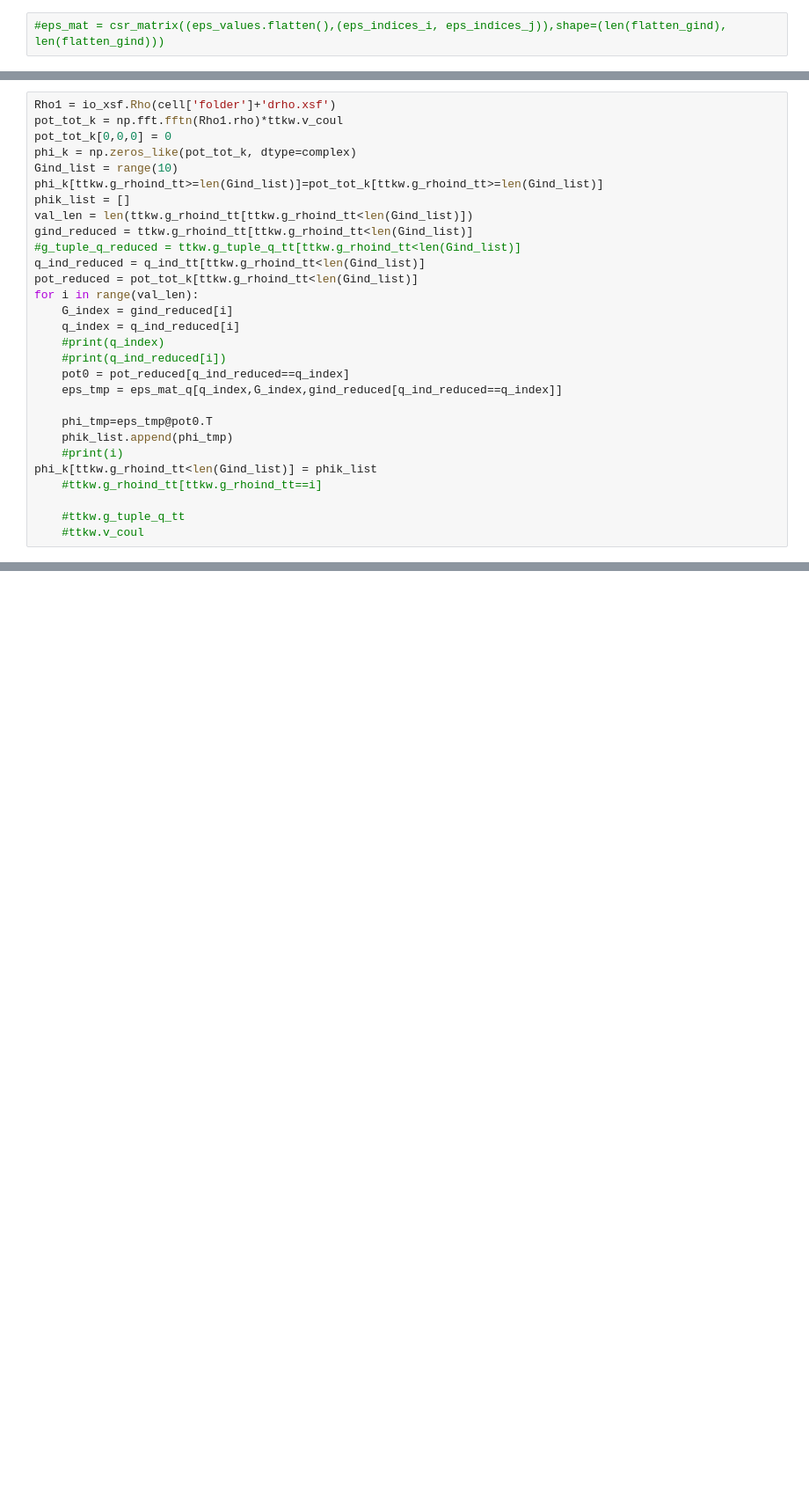
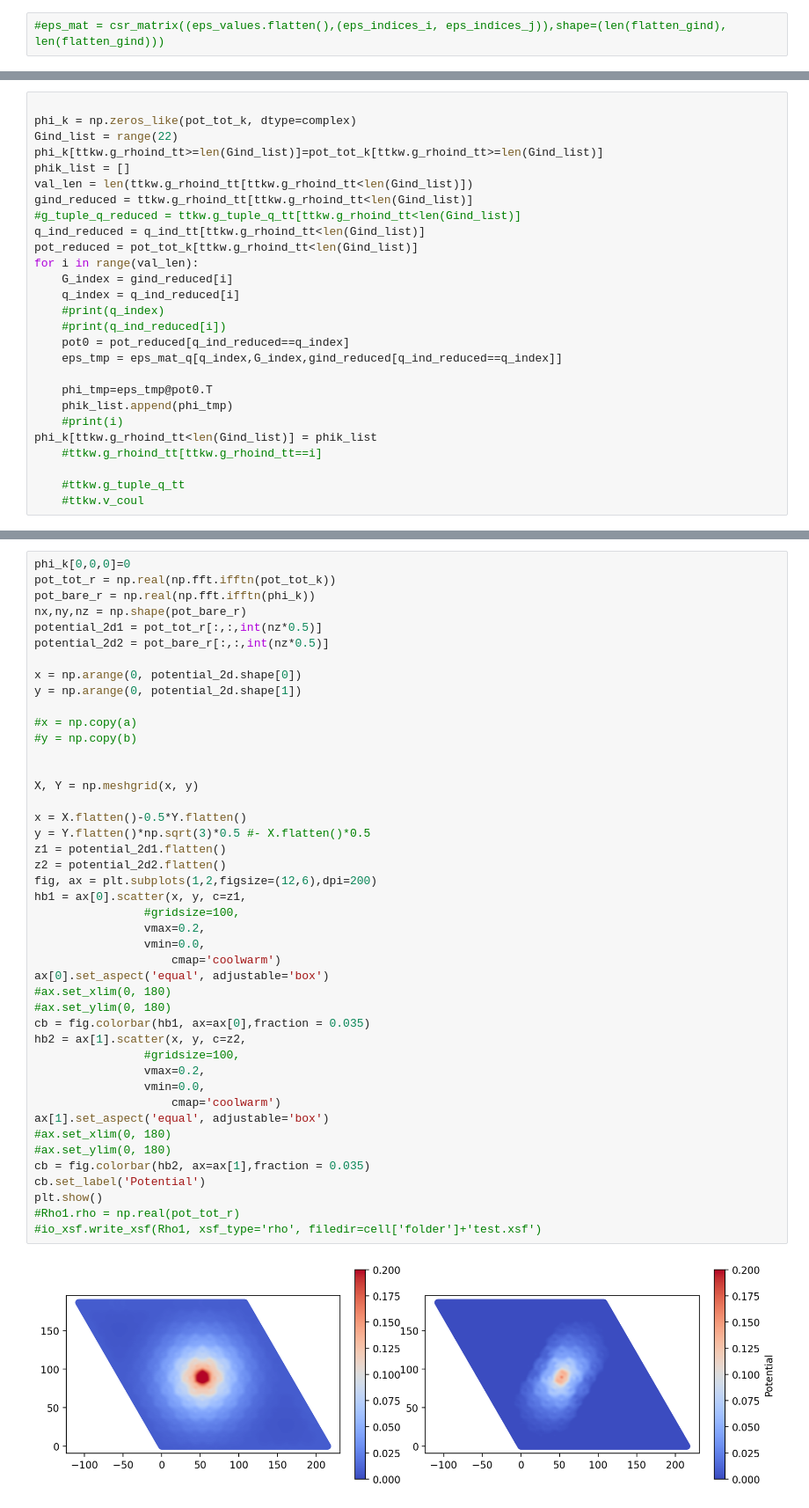
Before and after one commit to rjguo1208/potcorr, a Jupyter notebook: potcorr_test.ipynb, the cells around one changed output, grey strips where cells are left out. Shown at 88% size. Saved outputs shown, nothing was run; the diff lists cells and outputs as text; blank space fills up the shorter version.

```diff
--- a/potcorr_test.ipynb
+++ b/potcorr_test.ipynb
@@ -215,9 +275,7 @@ for i0_ in Gind_list:
 # %%
-Rho1 = io_xsf.Rho(cell['folder']+'drho.xsf')
-pot_tot_k = np.fft.fftn(Rho1.rho)*ttkw.v_coul
-pot_tot_k[0,0,0] = 0
+
 phi_k = np.zeros_like(pot_tot_k, dtype=complex)
-Gind_list = range(10)
+Gind_list = range(22)
 phi_k[ttkw.g_rhoind_tt>=len(Gind_list)]=pot_tot_k[ttkw.g_rhoind_tt>=len(Gind_list)]
 phik_list = []
 val_len = len(ttkw.g_rhoind_tt[ttkw.g_rhoind_tt<len(Gind_list)])
@@ -251,0 +302,46 @@ q_ind_reduced
+# %%
+phi_k[0,0,0]=0
+pot_tot_r = np.real(np.fft.ifftn(pot_tot_k))
+pot_bare_r = np.real(np.fft.ifftn(phi_k))
+nx,ny,nz = np.shape(pot_bare_r)
+potential_2d1 = pot_tot_r[:,:,int(nz*0.5)]
+potential_2d2 = pot_bare_r[:,:,int(nz*0.5)]
+
+x = np.arange(0, potential_2d.shape[0])
+y = np.arange(0, potential_2d.shape[1])
+
+#x = np.copy(a)
+#y = np.copy(b)
+
+
+X, Y = np.meshgrid(x, y)
+
+x = X.flatten()-0.5*Y.flatten()
+y = Y.flatten()*np.sqrt(3)*0.5 #- X.flatten()*0.5
+z1 = potential_2d1.flatten()
+z2 = potential_2d2.flatten()
+fig, ax = plt.subplots(1,2,figsize=(12,6),dpi=200)
+hb1 = ax[0].scatter(x, y, c=z1,
+                #gridsize=100,
+                vmax=0.2,
+                vmin=0.0,
+                    cmap='coolwarm')
+ax[0].set_aspect('equal', adjustable='box')
+#ax.set_xlim(0, 180)
+#ax.set_ylim(0, 180)
+cb = fig.colorbar(hb1, ax=ax[0],fraction = 0.035)
+hb2 = ax[1].scatter(x, y, c=z2,
+                #gridsize=100,
+                vmax=0.2,
+                vmin=0.0,
+                    cmap='coolwarm')
+ax[1].set_aspect('equal', adjustable='box')
+#ax.set_xlim(0, 180)
+#ax.set_ylim(0, 180)
+cb = fig.colorbar(hb2, ax=ax[1],fraction = 0.035)
+cb.set_label('Potential')
+plt.show()
+#Rho1.rho = np.real(pot_tot_r)
+#io_xsf.write_xsf(Rho1, xsf_type='rho', filedir=cell['folder']+'test.xsf')
+# %% [output]
+[figure, added]
```
Also changed, not shown: parts of 12 cells of this notebook, 1 other file.
